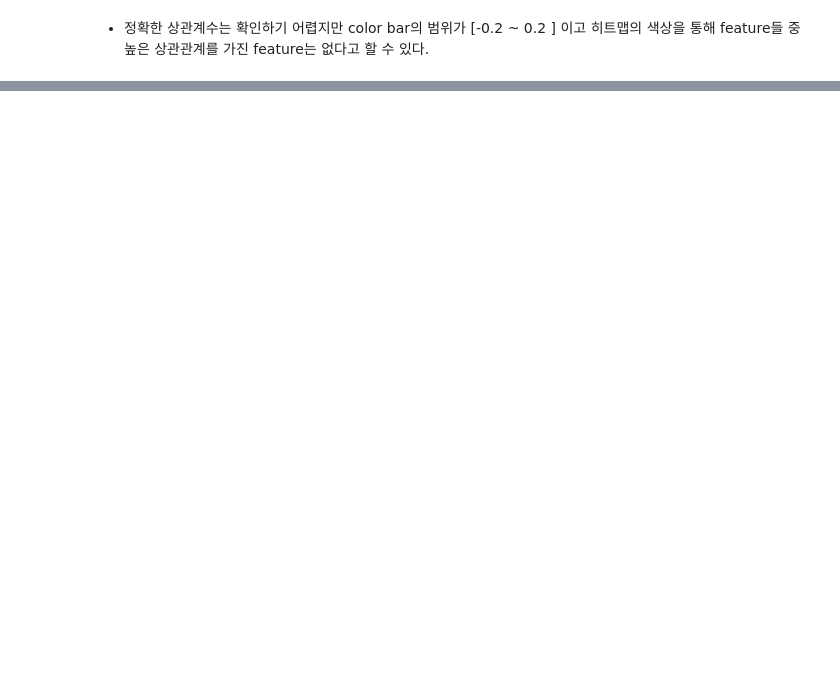
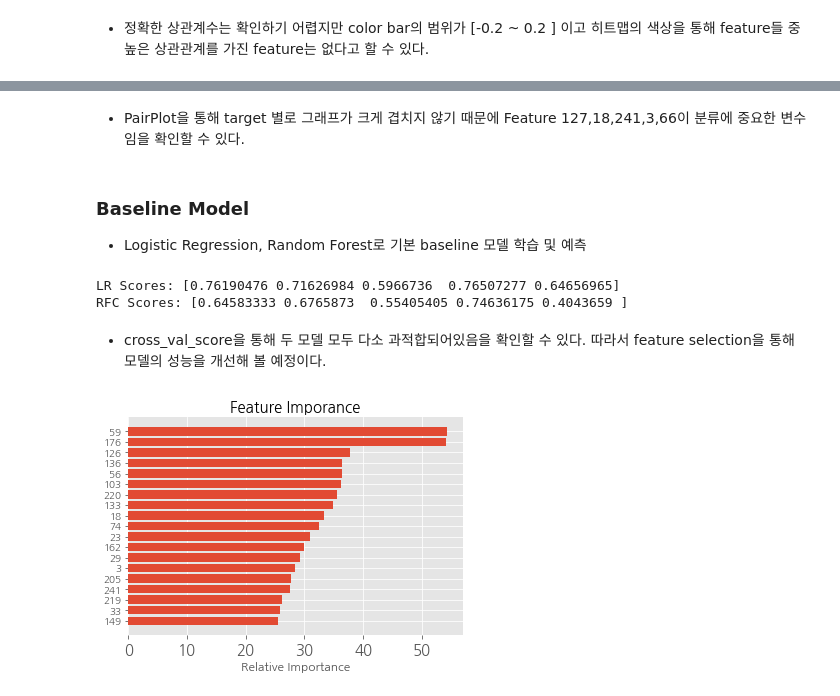
Before and after one commit to alsrud2298/Kaggle, a Jupyter notebook: dont-overfit-ii/Don't Overfit - EDA.ipynb, the cells around one changed output, grey strips where cells are left out. Cells and saved outputs as stored; diff of their text form; code cells hidden in the pictures; blank space fills up the shorter version.

Commit message:
add baseline model

```diff
--- a/dont-overfit-ii/Don't Overfit - EDA.ipynb
+++ b/dont-overfit-ii/Don't Overfit - EDA.ipynb
@@ -140,0 +183,2 @@ ax = sns.heatmap(corrMatt, mask=mask, vmax=.8, square=True)
+# %%
+train = train.drop('id',axis=1)
@@ -140,0 +223,17 @@ ax = sns.heatmap(corrMatt, mask=mask, vmax=.8, square=True)
+# %% [markdown]
+- PairPlot을 통해 target 별로 그래프가 크게 겹치지 않기 때문에 Feature 127,18,241,3,66이 분류에 중요한 변수임을 확인할 수 있다.
+# %% [markdown]
+### Baseline Model
+- Logistic Regression, Random Forest로 기본 baseline 모델 학습 및 예측
+# %%
+# prepare for modeling
+X_train_df = train.drop(['target'],axis=1)
+y_train = train['target']
+
+X_test = test.drop('id',axis=1)
+
+from sklearn.preprocessing import StandardScaler
+# scaling data
+scaler = StandardScaler()
+X_train = scaler.fit_transform(X_train_df)
+X_test = scaler.transform(X_test)
@@ -140,0 +244,32 @@ ax = sns.heatmap(corrMatt, mask=mask, vmax=.8, square=True)
+# %%
+lr = LogisticRegression(solver='liblinear')
+rfc = RandomForestClassifier(n_estimators=100)
+
+lr_scores = cross_val_score(lr, X_train, y_train, cv=5, scoring='roc_auc')
+rfc_scores = cross_val_score(rfc, X_train, y_train, cv=5, scoring='roc_auc')
+
+print('LR Scores:', lr_scores)
+print('RFC Scores:', rfc_scores)
+# %% [output]
+LR Scores: [0.76190476 0.71626984 0.5966736  0.76507277 0.64656965]
+RFC Scores: [0.64583333 0.6765873  0.55405405 0.74636175 0.4043659 ]
+# %% [markdown]
+- cross_val_score을 통해 두 모델 모두 다소 과적합되어있음을 확인할 수 있다. 따라서 feature selection을 통해 모델의 성능을 개선해 볼 예정이다.
+# %%
+# checking which are the most important features
+feature_importance = rfc.fit(X_train, y_train).feature_importances_
+
+# 최대 중요도 대비 피처 중요도 그래프
+feature_importance = 100.0 * (feature_importance/feature_importance.max())
+sorted_idx = np.argsort(feature_importance)
+sorted_idx = sorted_idx[-20:-1:1]
+pos = np.arange(sorted_idx.shape[0]) + .5
+plt.barh(pos, feature_importance[sorted_idx], align='center')
+plt.yticks(pos, X_train_df.columns[sorted_idx])
+plt.xlabel('Relative Importance')
+plt.title('Feature Imporance', fontsize= 15)
+plt.tick_params(axis='x', which='major', labelsize=15)
+sns.despine(left=True, bottom=True)
+plt.show()
+# %% [output]
+[figure, added]
```
Also changed, not shown: parts of 19 cells of this notebook.
